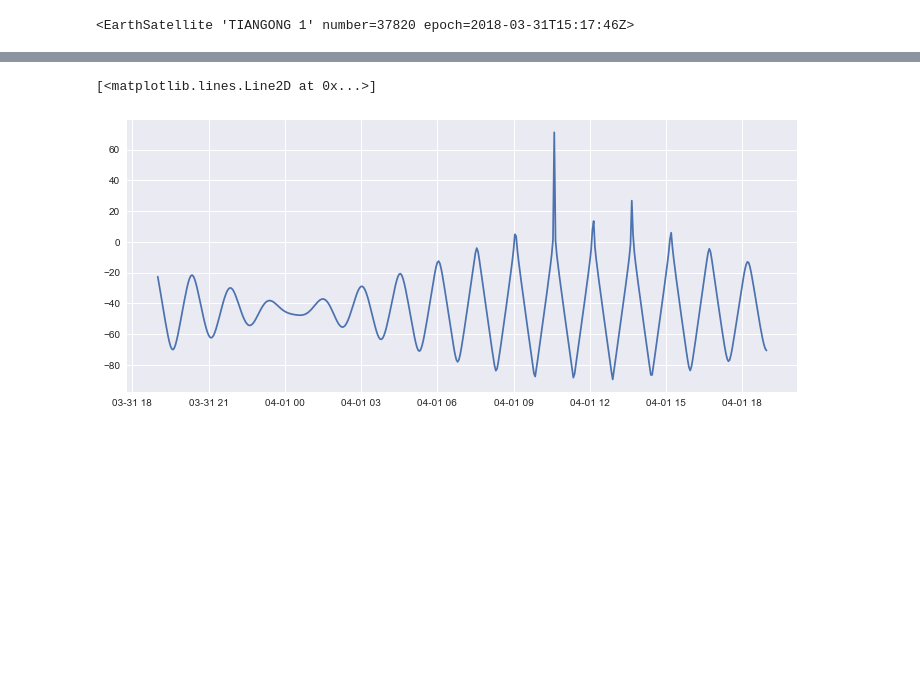
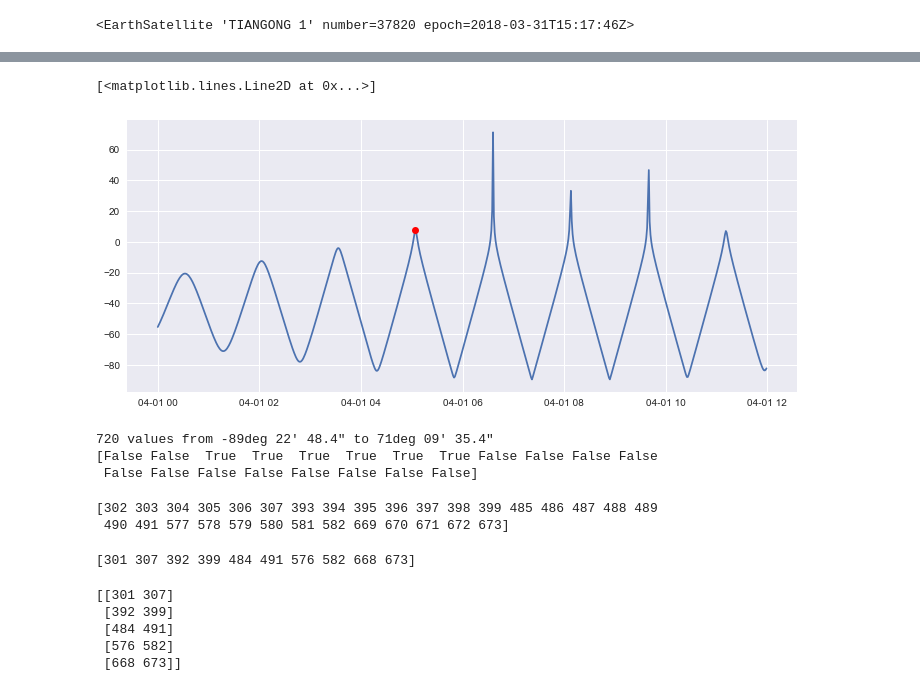
Before and after one commit to skyfielders/astronomy-notebooks, a Jupyter notebook: Talks/2018-08-pybay.ipynb, the cells around one changed output, grey strips where cells are left out. Saved outputs shown, nothing was run; the diff lists cells and outputs as text; code cells hidden in the pictures; blank space fills up the shorter version.

```diff
--- a/Talks/2018-08-pybay.ipynb
+++ b/Talks/2018-08-pybay.ipynb
@@ -541,5 +551,0 @@ battery_search(ts, ts.utc(2018, 8, 19, 6 - TZ),
-# %%
-t = battery_search(ts, ts.utc(2018, 8, 19, 6 - TZ),
-                       ts.utc(2018, 8, 19, 7 - TZ), 1e-8, sunrise)
-
-t.utc_jpl()
@@ -587,9 +591,8 @@ def sunalt(t):
     alt, az, distance = sf.at(t).observe(sun).apparent().altaz()
     return alt.degrees
 # %%
-def maximize(ts, t0, t1, epsilon, f):
+def maximize(t0, t1, epsilon, f):
     jd0, jd1 = t0.tt, t1.tt
-    print(jd0)
     while jd1 - jd0 > epsilon:
         jd = linspace(jd0, jd1, 16)
         t = ts.tt(jd=jd)
@@ -598,7 +601,7 @@ def maximize(ts, t0, t1, epsilon, f):
         jd0, jd1 = jd[i-1], jd[i+1]
     return ts.tt(jd=jd0)
 
-t = maximize(ts, ts.utc(2018, 8, 19, 10 - TZ),
+t = maximize(ts.utc(2018, 8, 19, 10 - TZ),
              ts.utc(2018, 8, 19, 14 - TZ), 1e-8, sunalt)
 print(t)
 # %% [output]
@@ -627,4 +629,8 @@ tg
 # %%
 #sf = earth + Topos('37.7749 N', '122.4194 W')
 bluffton = Topos('40.8953 N', '83.8888 W')
-TZ = -5
+TZ = -4
+t = battery_search(ts, ts.utc(2018, 8, 19, 4 - TZ),
+                       ts.utc(2018, 8, 19, 10 - TZ), 1e-8, sunrise(earth + bluffton))
+
+t.astimezone(eastern).isoformat(' ')
@@ -630,0 +639,8 @@ TZ = -5
+# %%
+# How high will Tiangong-1 pass overhead?
+
+t0, t1 = ts.utc(2018, 4, 1, [3-TZ, 7-TZ])
+f = lambda t: (tg - bluffton).at(t).altaz()[0].degrees
+tm = maximize(t0, t1, 1/24/3600, f)
+print(tm.astimezone(eastern))
+print(f(tm))
@@ -631,7 +650,36 @@ TZ = -5
 # %%
-t = ts.utc(2018, 3, 31, arange(12-TZ, 36-TZ, 0.05))
+t = ts.utc(2018, 4, 1, arange(0-TZ, 12-TZ, 1/60))
 alt, az, distance = (tg - bluffton).at(t).altaz()
-plot(t.utc_datetime(), alt.degrees)
+plot(t.astimezone(eastern), alt.degrees)
+plot(tm.astimezone(eastern), f(tm), 'ro')
 # %% [output]
 [<matplotlib.lines.Line2D at 0x...>]
-[figure, old version]
+[figure, new version]
+# %%
+print(alt)
+above_horizon = alt.degrees > 0
+print(above_horizon[300:320])
+# %% [output]
+720 values from -89deg 22' 48.4" to 71deg 09' 35.4"
+[False False  True  True  True  True  True  True False False False False
+ False False False False False False False False]
+# %%
+indicies, = above_horizon.nonzero()
+print(indicies)
+# %% [output]
+[302 303 304 305 306 307 393 394 395 396 397 398 399 485 486 487 488 489
+ 490 491 577 578 579 580 581 582 669 670 671 672 673]
+# %%
+boundaries, = diff(above_horizon).nonzero()
+print(boundaries)
+# %% [output]
+[301 307 392 399 484 491 576 582 668 673]
+# %%
+passes = boundaries.reshape(len(boundaries) // 2, 2)
+print(passes)
+# %% [output]
+[[301 307]
+ [392 399]
+ [484 491]
+ [576 582]
+ [668 673]]
```
Also changed, not shown: parts of 24 cells of this notebook, 2 other files.
